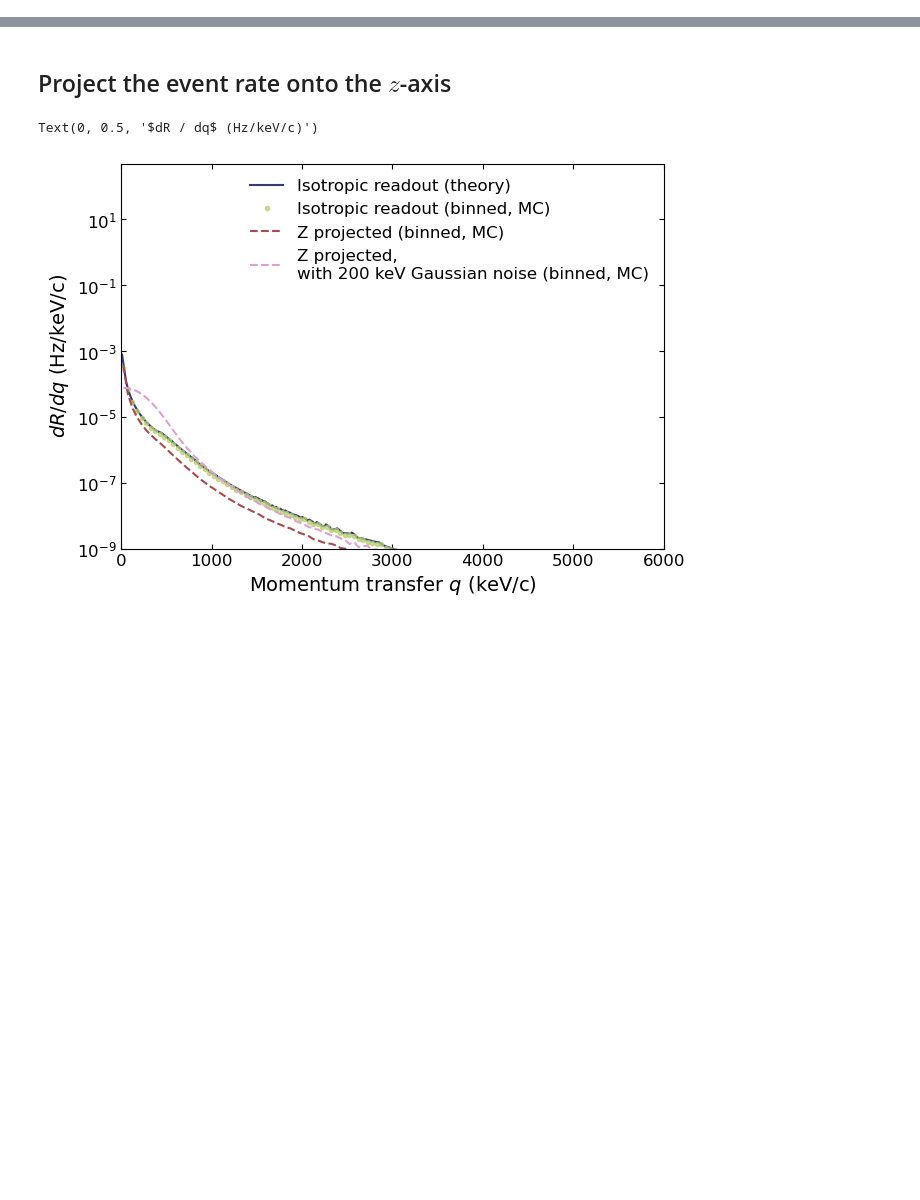
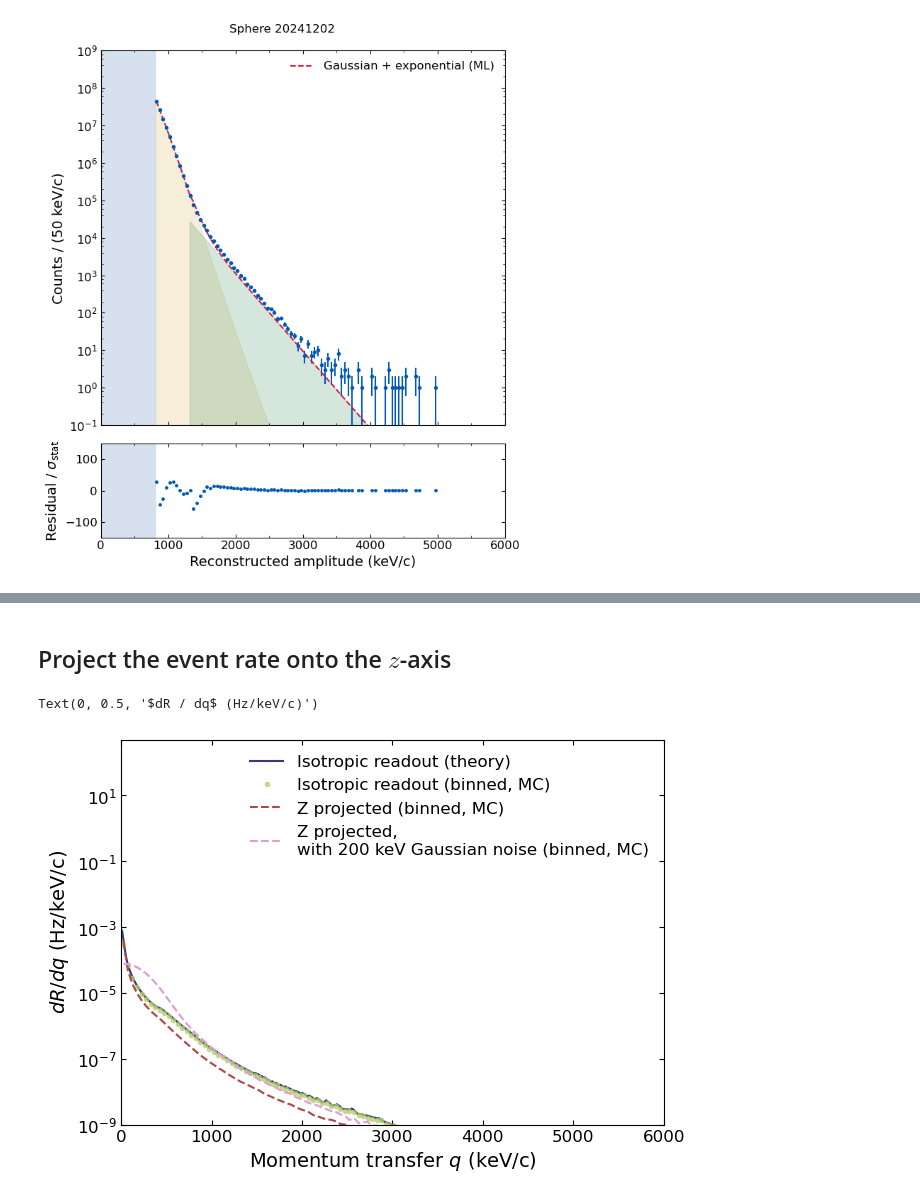
Before and after one commit to yuhants/dm_nanospheres, a Jupyter notebook: analysis_notebooks/sphere_20241202_dm_analysis.ipynb, the cells around one changed output, grey strips where cells are left out. Cells and saved outputs as stored; diff of their text form; code cells hidden in the pictures; blank space fills up the shorter version.

Commit message:
dm likelihood analysis

```diff
--- a/analysis_notebooks/sphere_20241202_dm_analysis.ipynb
+++ b/analysis_notebooks/sphere_20241202_dm_analysis.ipynb
@@ -12,0 +291,78 @@ from scipy.signal import savgol_filter
+# %%
+def hist_fit_likelihood(bcs, ntot, alpha, mu, m, n, b, xi):
+# def hist_fit_likelihood(bcs, ntot, alpha, mu, sigma, b, xi):
+
+    # return ntot * 50 * (alpha * gaus_corrected(bcs, mu, sigma) + (1 - alpha) * expo_corrected(bcs, mu, xi, eff_coefs))
+    return ntot * 50 * (alpha * half_gaus_mod(bcs, mu, m, n) + (1 - alpha) * expo_corrected(bcs, b, xi, eff_coefs))
+
+    # fi = np.empty_like(bcs, dtype=np.float64)
+    # for i, bc in enumerate(bcs):
+    #     be_lower = bc - 25
+    #     be_upper = bc + 25
+
+    #     xx = np.linspace(be_lower, be_upper, 100)
+    #     joint_pdf = alpha * half_gaus_mod(xx, mu, m, n) + (1 - alpha) * expo_corrected(xx, b, xi, eff_coefs)
+    #     # joint_pdf = alpha * half_gaus_mod_fixed(xx, mu, sigma) + (1 - alpha) * expo_corrected(xx, b, xi, eff_coefs)
+    #     fi[i] = np.trapz(joint_pdf, xx)
+
+    # mui = ntot * fi
+    # return mui
+# %%
+fig, axes = plt.subplots(2, 1, figsize=(7, 8), height_ratios=[4, 1])
+
+ntot = np.sum(hist)
+alpha, mu, m, n, b, xi = res.x
+
+idx = bc > 800
+hist_norm = n_window * scaling
+
+hist_fit_ls = hist_norm * np.exp(func_fit_expo(bc[idx], popt_expo[0], popt_expo[1], popt_expo[2]))
+hist_fit_ml = hist_fit_likelihood(bc[idx], np.sum(hist), *res.x)
+
+ax = axes[0]
+ax.fill_betweenx(np.logspace(-1, 9, 100), 0, 800, color='#B0C4DE', alpha=0.5)
+ax.errorbar(bc[idx], hist[idx], yerr=np.sqrt(hist[idx]), fmt='.', color='#005AB5', alpha=1)
+
+# ax.plot(bc[idx], hist_fit_ls, '--', color='#E1BE6A', label='Gaussian + exponential (LS)')
+ax.plot(bc[idx], hist_fit_ml, '--', color='#DC143C', label='Gaussian + exponential (ML)')
+
+
+xx2 = np.linspace(820, 10000, 500)
+gaus_hist = ntot * 50 * alpha * half_gaus_mod(xx2, mu, m, n)
+ax.fill_between(xx2, 0, gaus_hist, color='#E1BE6A', alpha=0.25)
+
+xx1 = np.linspace(b, 10000, 500)
+expo_hist = ntot * 50 * (1 - alpha) * expo_corrected(xx1, b, xi, eff_coefs=None)
+ax.fill_between(xx1, 0, expo_hist, color='#2E8B57', alpha=0.2)
+
+ax.set_yscale('log')
+# ax.set_xscale('log')
+
+ax.set_xlim(0, 6000)
+ax.set_ylim(1e-1, 1e9)
+
+ax.set_yticks(np.logspace(-1, 9, 11))
+locmin = LogLocator(base=10.0, subs=(0.2, 0.4, 0.6, 0.8), numticks=15)
+ax.xaxis.set_minor_locator(MultipleLocator(500))
+ax.yaxis.set_minor_locator(locmin)
+ax.yaxis.set_minor_formatter(NullFormatter())
+
+ax.legend(frameon=False)
+ax.set_xticklabels([''])
+ax.set_ylabel('Counts / (50 keV/c)')
+
+ax = axes[1]
+# ax.plot(bc[idx], (hist[idx] - hist_fit_ls) / np.sqrt(hist[idx]), '--', color='#E1BE6A', label='Gaussian + exponential (LS)')
+ax.plot(bc[idx], (hist[idx] - hist_fit_ml) / np.sqrt(hist[idx]), '.', color='#005AB5', markersize=5, label='Gaussian + exponential (ML)')
+ax.fill_betweenx(np.linspace(-1000, 1000, 100), 0, 800, color='#B0C4DE', alpha=0.5)
+
+ax.set_xlim(0, 6000)
+ax.set_ylim(-150, 150)
+ax.xaxis.set_minor_locator(MultipleLocator(500))
+ax.set_xlabel('Reconstructed amplitude (keV/c)')
+ax.set_ylabel('Residual / $\sigma_{\mathrm{stat}}$')
+
+fig.suptitle('Sphere 20241202')
+fig.tight_layout()
+# %% [output]
+[figure, added]
```
Also changed, not shown: parts of 22 cells of this notebook, 21 other files.
